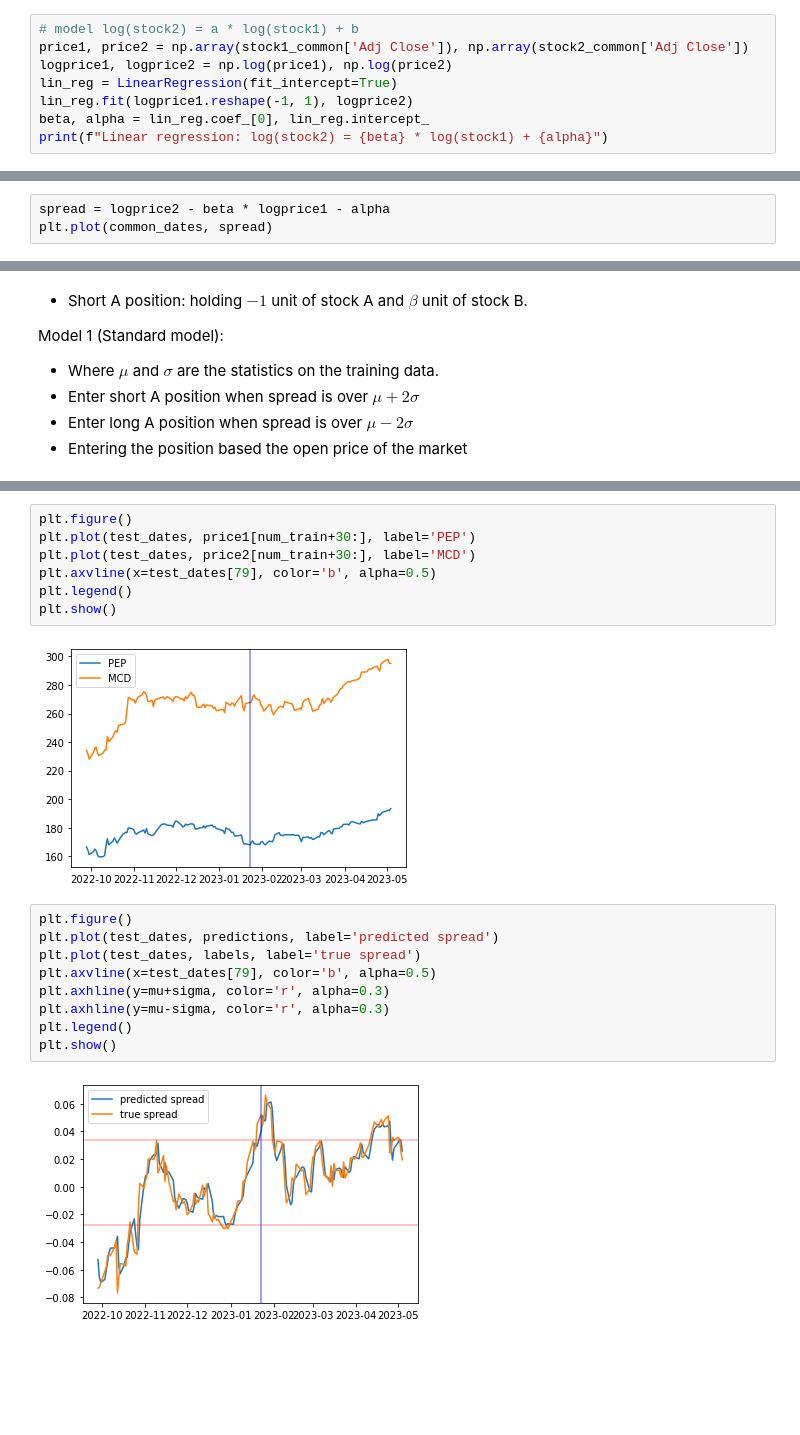
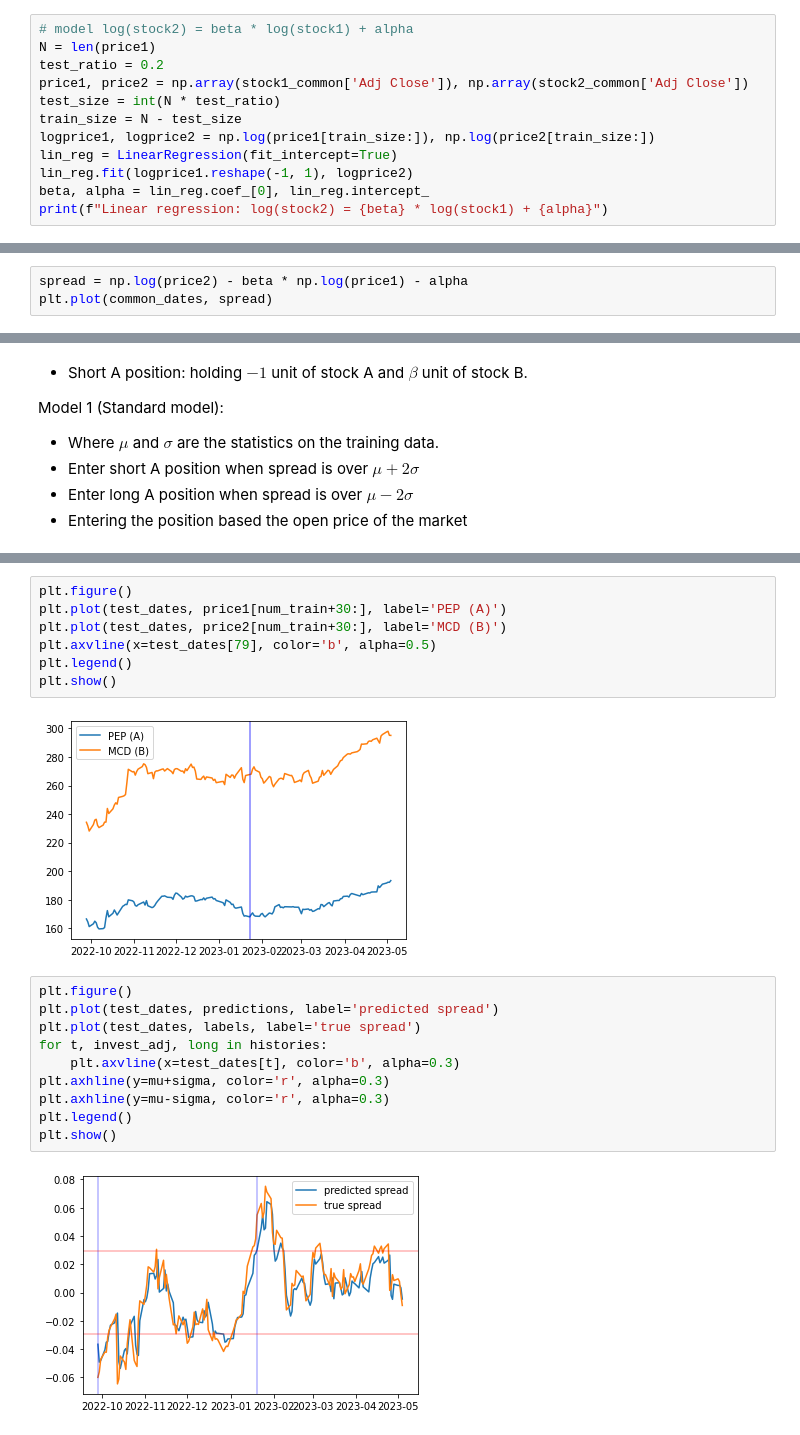
Before and after one commit to zichuan-scott-xu/pairs-trading-simulation, a Jupyter notebook: pairs-trading-scott.ipynb, the cells around one changed output, grey strips where cells are left out. Saved outputs shown, nothing was run; the diff lists cells and outputs as text; blank space fills up the shorter version.

Commit message:
fitting beta only on training set

```diff
--- a/pairs-trading-scott.ipynb
+++ b/pairs-trading-scott.ipynb
@@ -51,9 +51,13 @@ len(stock1_common), len(stock2_common)
 # %% [markdown]
 ## Fitting mean reverting parameters
 # %%
-# model log(stock2) = a * log(stock1) + b
+# model log(stock2) = beta * log(stock1) + alpha
+N = len(price1)
+test_ratio = 0.2
 price1, price2 = np.array(stock1_common['Adj Close']), np.array(stock2_common['Adj Close'])
-logprice1, logprice2 = np.log(price1), np.log(price2)
+test_size = int(N * test_ratio)
+train_size = N - test_size
+logprice1, logprice2 = np.log(price1[train_size:]), np.log(price2[train_size:])
 lin_reg = LinearRegression(fit_intercept=True)
 lin_reg.fit(logprice1.reshape(-1, 1), logprice2)
 beta, alpha = lin_reg.coef_[0], lin_reg.intercept_
@@ -63,5 +67,5 @@ Linear regression: log(stock2) = 0.9245469779831988 * log(stock1) + 0.8006470369
 # %%
-spread = logprice2 - beta * logprice1 - alpha
+spread = np.log(price2) - beta * np.log(price1) - alpha
 plt.plot(common_dates, spread)
 # %% [output]
 [<matplotlib.lines.Line2D at 0x...>]
@@ -258,20 +281,21 @@ Initial investment: -0.07545302201680115, Final value: -0.45229194539368966
 # %%
 plt.figure()
-plt.plot(test_dates, price1[num_train+30:], label='PEP')
-plt.plot(test_dates, price2[num_train+30:], label='MCD')
+plt.plot(test_dates, price1[num_train+30:], label='PEP (A)')
+plt.plot(test_dates, price2[num_train+30:], label='MCD (B)')
 plt.axvline(x=test_dates[79], color='b', alpha=0.5)
 plt.legend()
 plt.show()
 # %% [output]
-[figure, old version]
+[figure, new version]
 # %%
 plt.figure()
 plt.plot(test_dates, predictions, label='predicted spread')
 plt.plot(test_dates, labels, label='true spread')
-plt.axvline(x=test_dates[79], color='b', alpha=0.5)
+for t, invest_adj, long in histories:
+    plt.axvline(x=test_dates[t], color='b', alpha=0.3)
 plt.axhline(y=mu+sigma, color='r', alpha=0.3)
 plt.axhline(y=mu-sigma, color='r', alpha=0.3)
 plt.legend()
 plt.show()
 # %% [output]
-[figure, old version]
+[figure, new version]
```
Also changed, not shown: parts of 6 cells of this notebook.
